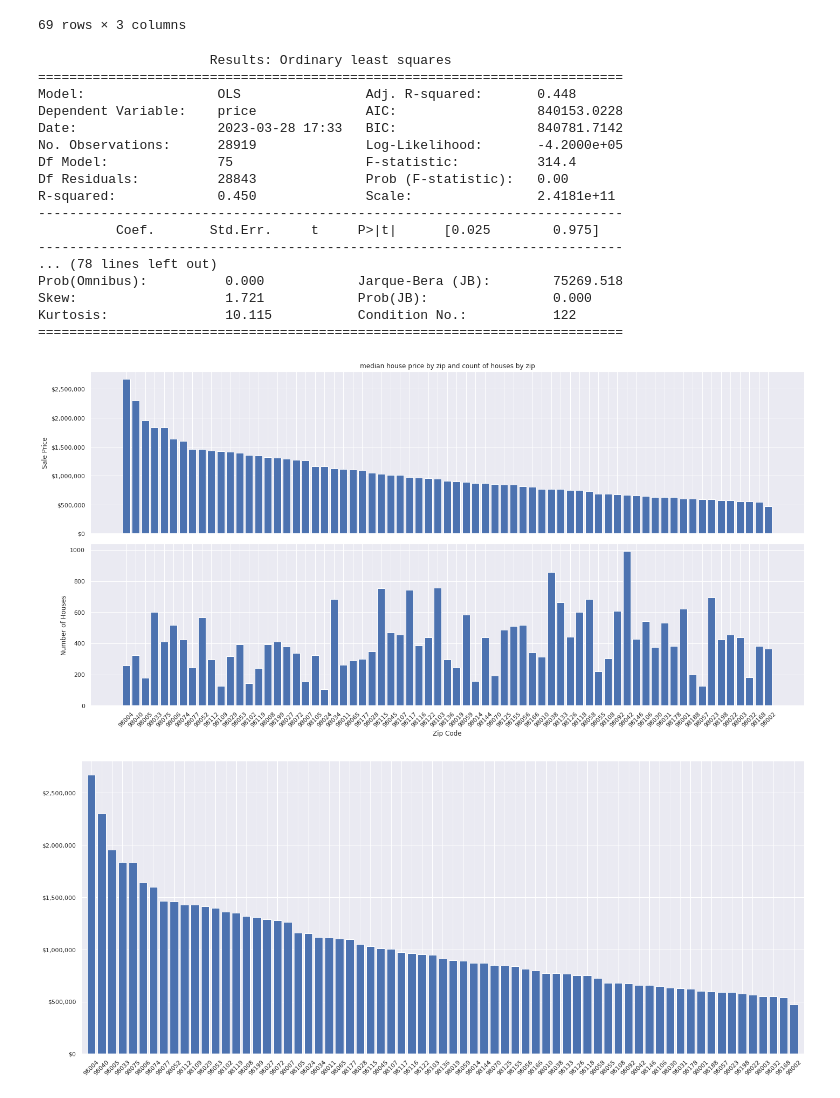
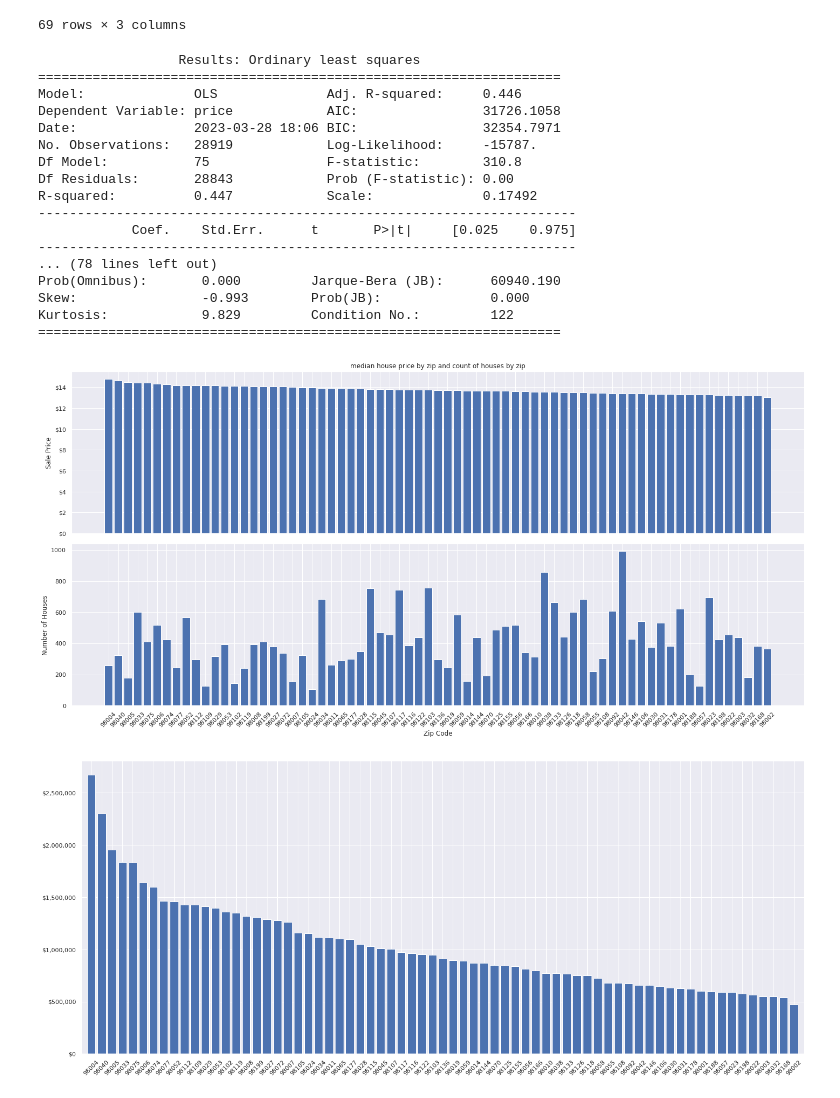
Before and after one commit to ParkedHampster/Modeled_Homes-Phase_2, a Jupyter notebook: individual_notebooks/jd.ipynb, the cells around one changed output. Cells and saved outputs as stored; diff of their text form; code cells hidden in the pictures.

```diff
--- a/individual_notebooks/jd.ipynb
+++ b/individual_notebooks/jd.ipynb
@@ -118,8 +119,3 @@ output to homes_df variable
 # %% [markdown]
 convert features from sqft to binary have/have-not column
 because this is in 1 and 0, this doesn't need to be dummied and dropped
-# %%
-kc_only['has_basement'] = kc_only['sqft_basement'].map(has_feature)
-kc_only['has_garage'] = kc_only['sqft_garage'].map(has_feature)
-kc_only['has_patio'] = kc_only['sqft_patio'].map(has_feature)
-kc_only.head()
@@ -133,0 +122,6 @@ kc_only.head()
+# %%
+new_columns   = ['has_basement' ,'has_garage' ,'has_patio' ,'is_renovated']
+check_columns = ['sqft_basement','sqft_garage','sqft_patio','yr_renovated']
+kc_only[new_columns] = kc_only[check_columns].apply(has_feature)
+kc_only.drop(columns=check_columns,inplace=True)
+kc_only.head()
@@ -139,7 +141,7 @@ homes_df = kc_only[(kc_only['sqft_living'] > 400) &
     (kc_only['bedrooms'] > 0) &
     (kc_only['bathrooms'] > 0) &
     (kc_only['price'] < upper_cost)                        # <= dropping houses valued at and over $5,000,000 - most demographics will not be looking for this.
-    ].drop(['lat','long'],axis=1)
+    ]
 # %%
 # get zip codes that have at least 100 entries
 
@@ -209,56 +211,59 @@ zip_by_price_median
 y = homes_df['price']
 X = sm.add_constant(
 pd.get_dummies(homes_df['zip']).drop(
-    zip_by_price_median.iloc[0]['zip'],
-    #homes_df['zip'].value_counts().index[0],
+    zip_by_price_median.iloc[0]['zip'],     # <= selectl the (median) highest-priced zip to drop it
     axis=1
     ))
 
+logy = True
+
+y = np.log(y) if logy else y
 
 zip_model = sm.OLS(y,X).fit().summary2()
 print(zip_model)
 # %% [output]
-                      Results: Ordinary least squares
-===========================================================================
-Model:                 OLS                Adj. R-squared:       0.448
-Dependent Variable:    price              AIC:                  840153.0228
-Date:                  2023-03-28 17:33   BIC:                  840781.7142
-No. Observations:      28919              Log-Likelihood:       -4.2000e+05
-Df Model:              75                 F-statistic:          314.4
-Df Residuals:          28843              Prob (F-statistic):   0.00
-R-squared:             0.450              Scale:                2.4181e+11
----------------------------------------------------------------------------
-          Coef.       Std.Err.     t     P>|t|      [0.025        0.975]
----------------------------------------------------------------------------
+                  Results: Ordinary least squares
+===================================================================
+Model:              OLS              Adj. R-squared:     0.446
+Dependent Variable: price            AIC:                31726.1058
+Date:               2023-03-28 18:06 BIC:                32354.7971
+No. Observations:   28919            Log-Likelihood:     -15787.
+Df Model:           75               F-statistic:        310.8
+Df Residuals:       28843            Prob (F-statistic): 0.00
+R-squared:          0.447            Scale:              0.17492
+---------------------------------------------------------------------
+            Coef.    Std.Err.      t       P>|t|     [0.025    0.975]
+---------------------------------------------------------------------
 ... (78 lines left out)
-Prob(Omnibus):          0.000            Jarque-Bera (JB):        75269.518
-Skew:                   1.721            Prob(JB):                0.000
-Kurtosis:               10.115           Condition No.:           122
-===========================================================================
+Prob(Omnibus):       0.000         Jarque-Bera (JB):      60940.190
+Skew:                -0.993        Prob(JB):              0.000
+Kurtosis:            9.829         Condition No.:         122
+===================================================================
 # %%
 fig, ax = plt.subplots(2,1, sharex=True, figsize=(20,10))
 
 y=[zip_by_price_median['price'],zip_by_price_median['count']]
 x = zip_by_price_median['zip']
+y[0]=np.log(y[0]) if logy else y[0]
 ax[0].bar(x=x, height=y[0])
 ax[1].bar(x=x, height=y[1])
 
 ax[0].set(
     title='median house price by zip and count of houses by zip',
     ylabel='Sale Price'
 )
 ax[1].set(
     ylabel='Number of Houses',
     xlabel='Zip Code',
 )
 
 dollar_format = mtick.StrMethodFormatter('${x:,.0f}')
 ax[0].yaxis.set_major_formatter(dollar_format)
 plt.xticks(rotation=45)
 plt.tight_layout()
 '';
 # %% [output]
-[figure, old version]
+[figure, new version]
 # %%
 fig, ax = plt.subplots(figsize=(24,10))
 
```
Also changed, not shown: parts of 3 cells of this notebook.
